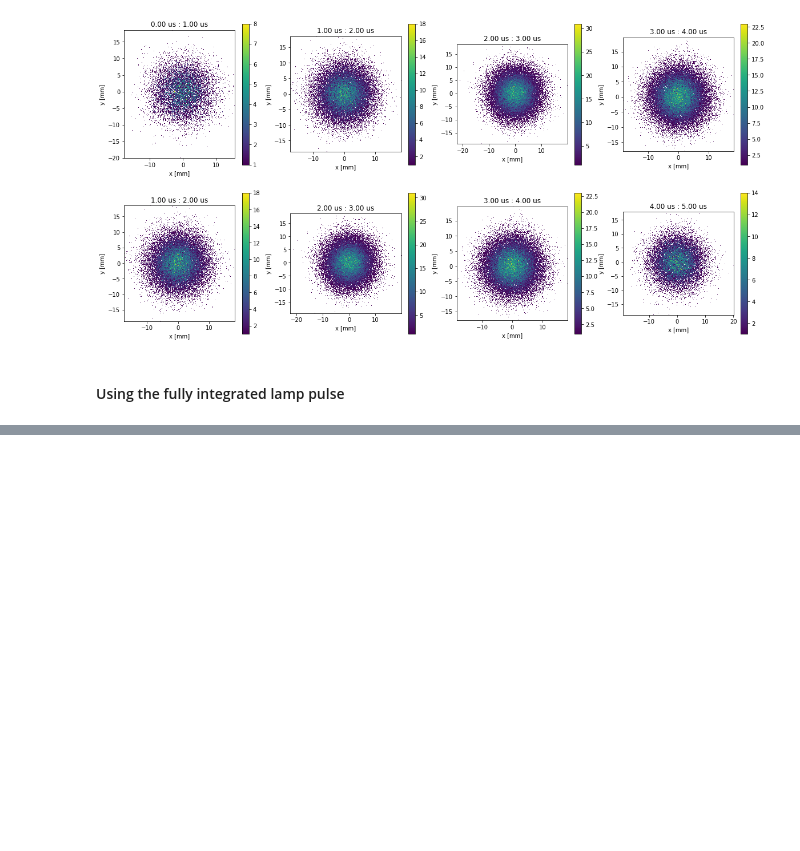
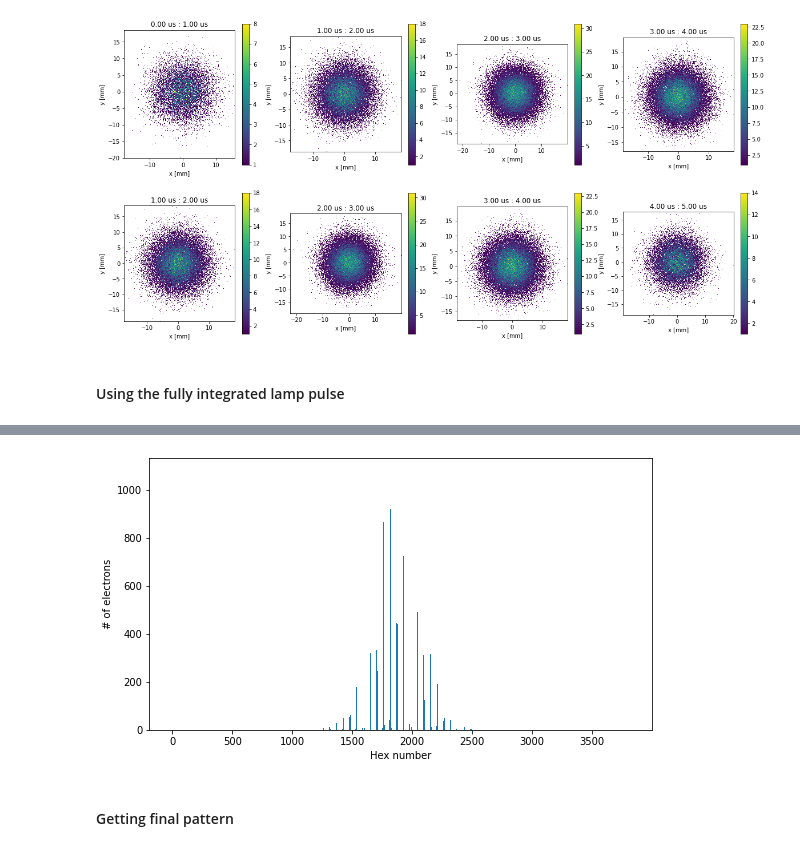
Before and after one commit to sanaouahada/XenoDiffusionScope, a Jupyter notebook: Main.ipynb, the cells around one changed output, grey strips where cells are left out. Saved outputs shown, nothing was run; the diff lists cells and outputs as text; code cells hidden in the pictures; blank space fills up the shorter version.

```diff
--- a/Main.ipynb
+++ b/Main.ipynb
@@ -111,0 +137,10 @@ x_extracted,y_extracted, z_extracted = drifting.extract_electrons(x_corr_elifeti
+# %%
+plt.figure(figsize=(9,5))
+plt.bar(np.arange(0,mesh.n_hexes,1),pos_counts)
+plt.xlabel('Hex number')
+plt.ylabel('# of electrons')
+plt.show()
+# %% [output]
+[figure, added]
+# %% [markdown]
+#### Getting final pattern
```
Also changed, not shown: parts of 35 cells of this notebook, 7 other files.
